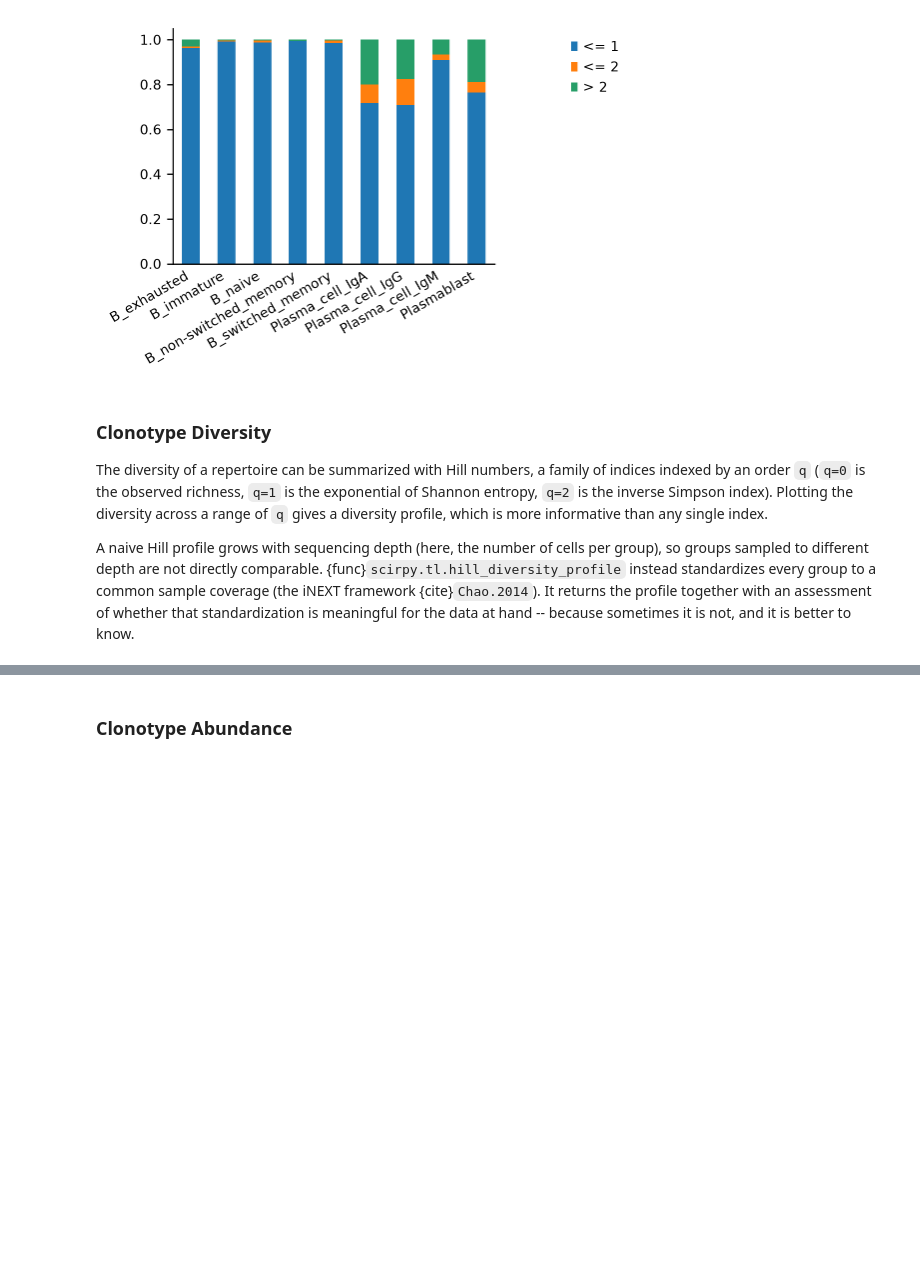
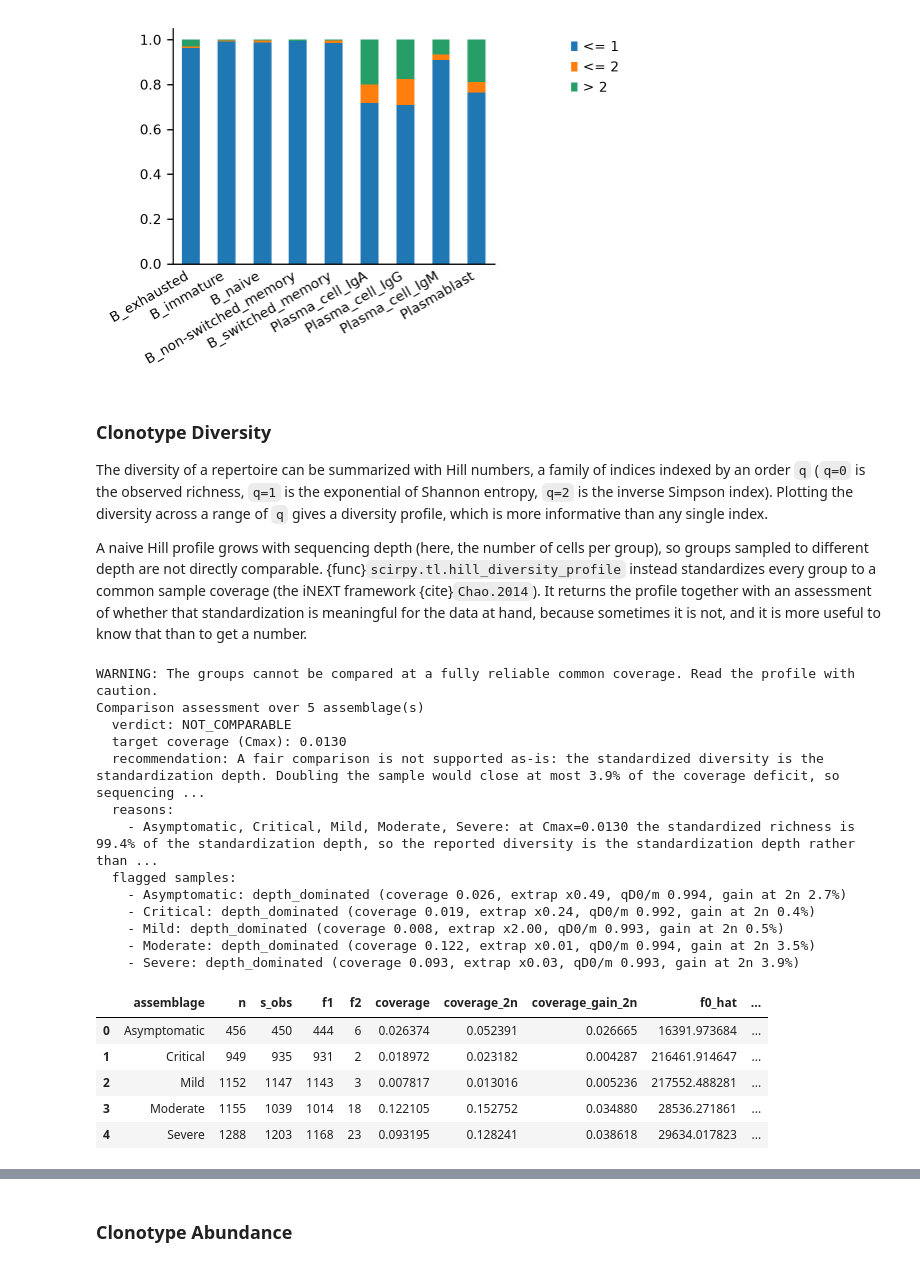
Before and after one commit to KilianMaire/scirpy, a Jupyter notebook: docs/tutorials/tutorial_5k_bcr.ipynb, the cells around one changed output, grey strips where cells are left out. Drawn from its saved outputs; the diff is of its cells as text; code cells hidden in the pictures; blank space fills up the shorter version.

```diff
--- a/docs/tutorials/tutorial_5k_bcr.ipynb
+++ b/docs/tutorials/tutorial_5k_bcr.ipynb
@@ -260,15 +260,35 @@ _ = ir.pl.clonal_expansion(
 
 The diversity of a repertoire can be summarized with Hill numbers, a family of indices indexed by an order `q` (`q=0` is the observed richness, `q=1` is the exponential of Shannon entropy, `q=2` is the inverse Simpson index). Plotting the diversity across a range of `q` gives a diversity profile, which is more informative than any single index.
 
-A naive Hill profile grows with sequencing depth (here, the number of cells per group), so groups sampled to different depth are not directly comparable. {func}`scirpy.tl.hill_diversity_profile` instead standardizes every group to a common sample coverage (the iNEXT framework {cite}`Chao.2014`). It returns the profile together with an assessment of whether that standardization is meaningful for the data at hand -- because sometimes it is not, and it is better to know.
+A naive Hill profile grows with sequencing depth (here, the number of cells per group), so groups sampled to different depth are not directly comparable. {func}`scirpy.tl.hill_diversity_profile` instead standardizes every group to a common sample coverage (the iNEXT framework {cite}`Chao.2014`). It returns the profile together with an assessment of whether that standardization is meaningful for the data at hand, because sometimes it is not, and it is more useful to know that than to get a number.
 # %%
 hill, assessment = ir.tl.hill_diversity_profile(
     mdata,
     groupby="gex:Status_on_day_collection_summary",
     target_col="clone_id_85_similarity",
     q_min=0,
     q_max=3,
     q_step=0.5,
 )
-print(assessment.summary())
+assessment.table
+# %% [output]
+WARNING: The groups cannot be compared at a fully reliable common coverage. Read the profile with caution.
+Comparison assessment over 5 assemblage(s)
+  verdict: NOT_COMPARABLE
+  target coverage (Cmax): 0.0130
+  recommendation: A fair comparison is not supported as-is: the standardized diversity is the standardization depth. Doubling the sample would close at most 3.9% of the coverage deficit, so sequencing ...
+  reasons:
+    - Asymptomatic, Critical, Mild, Moderate, Severe: at Cmax=0.0130 the standardized richness is 99.4% of the standardization depth, so the reported diversity is the standardization depth rather than ...
+  flagged samples:
+    - Asymptomatic: depth_dominated (coverage 0.026, extrap x0.49, qD0/m 0.994, gain at 2n 2.7%)
+    - Critical: depth_dominated (coverage 0.019, extrap x0.24, qD0/m 0.992, gain at 2n 0.4%)
+    - Mild: depth_dominated (coverage 0.008, extrap x2.00, qD0/m 0.993, gain at 2n 0.5%)
+    - Moderate: depth_dominated (coverage 0.122, extrap x0.01, qD0/m 0.994, gain at 2n 3.5%)
+    - Severe: depth_dominated (coverage 0.093, extrap x0.03, qD0/m 0.993, gain at 2n 3.9%)
+|  | assemblage | n | s_obs | f1 | f2 | coverage | coverage_2n | coverage_gain_2n | f0_hat | ... |
+| 0 | Asymptomatic | 456 | 450 | 444 | 6 | 0.026374 | 0.052391 | 0.026665 | 16391.973684 | ... |
+| 1 | Critical | 949 | 935 | 931 | 2 | 0.018972 | 0.023182 | 0.004287 | 216461.914647 | ... |
+| 2 | Mild | 1152 | 1147 | 1143 | 3 | 0.007817 | 0.013016 | 0.005236 | 217552.488281 | ... |
+| 3 | Moderate | 1155 | 1039 | 1014 | 18 | 0.122105 | 0.152752 | 0.034880 | 28536.271861 | ... |
+| 4 | Severe | 1288 | 1203 | 1168 | 23 | 0.093195 | 0.128241 | 0.038618 | 29634.017823 | ... |
 # %% [markdown]
```
Also changed, not shown: parts of 4 cells of this notebook.
